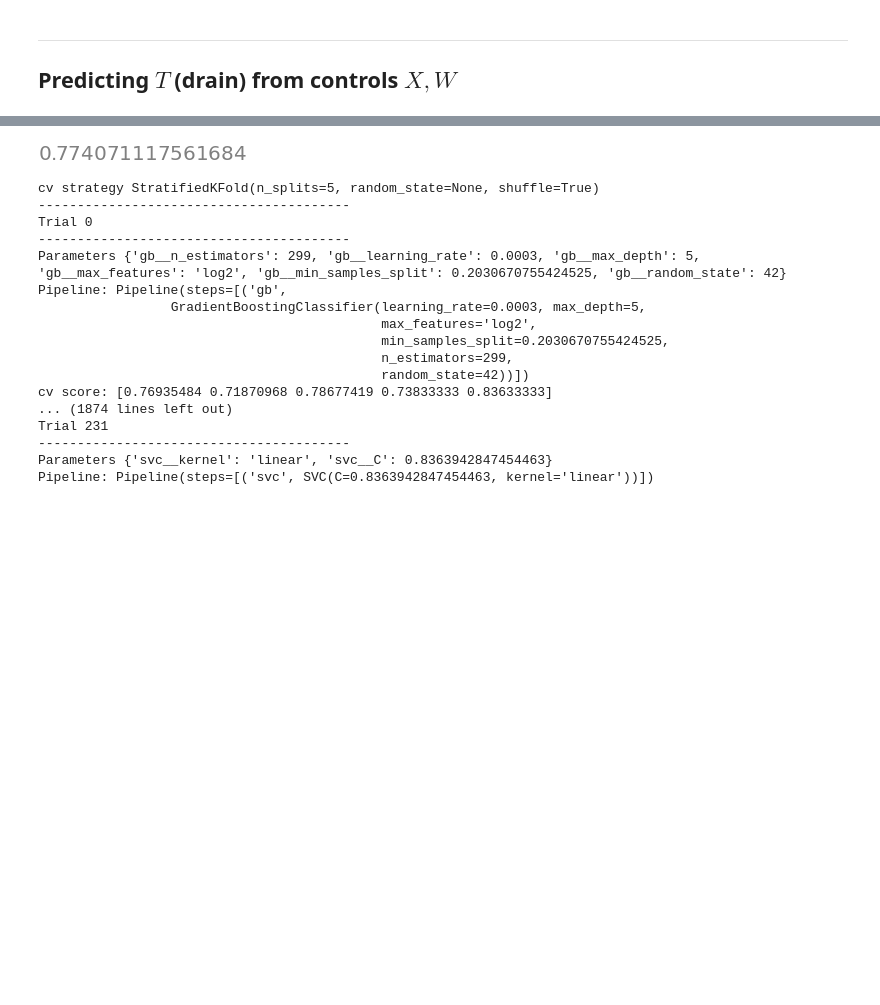
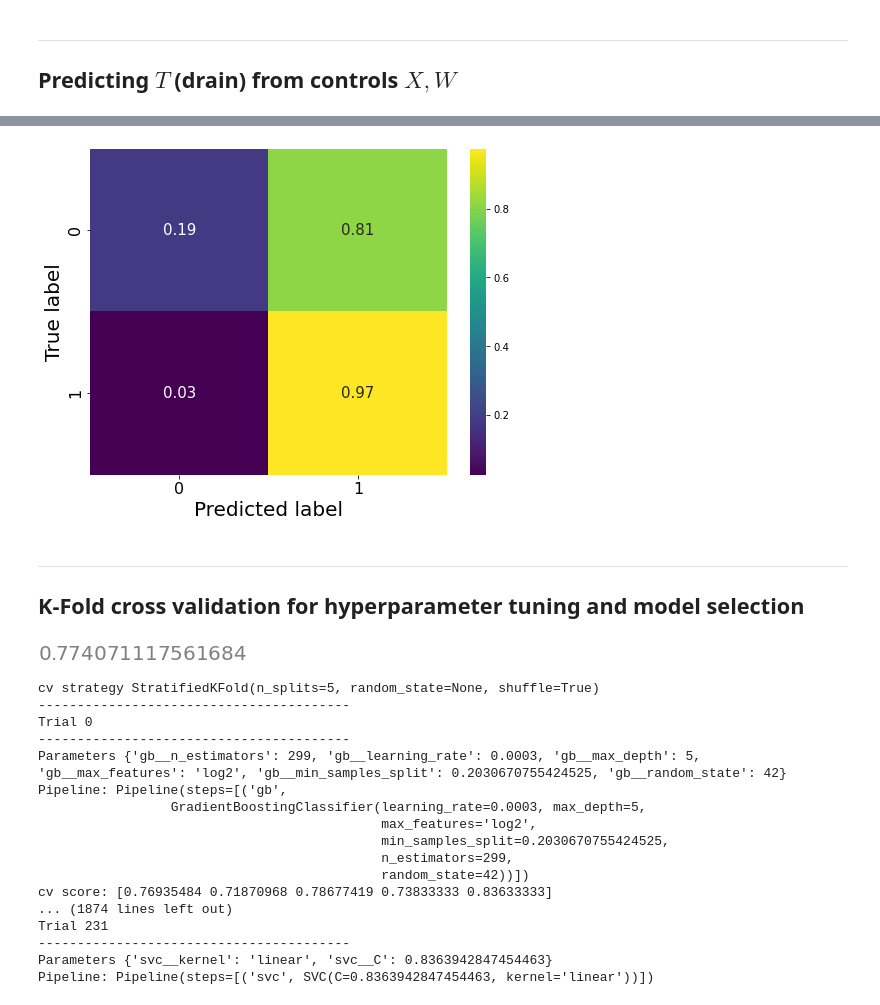
Before and after one commit to c-abbott/surviving-the-icu, a Jupyter notebook: src/notebooks/cate_meta_model_selection.ipynb, the cells around one changed output, grey strips where cells are left out. Saved outputs shown, nothing was run; the diff lists cells and outputs as text; code cells hidden in the pictures; blank space fills up the shorter version.

Commit message:
:rocket: refomatted hold out validation and changed search space for RF+GB

```diff
--- a/src/notebooks/cate_meta_model_selection.ipynb
+++ b/src/notebooks/cate_meta_model_selection.ipynb
@@ -239,15 +186,0 @@ ce_val_score_t = {}
-# %%
-for name, clf in zip(names, classifiers):
-    clf.fit(X_drain_train, y_drain_train)
-
-    ca_train_score_t[name] = clf.score(X_drain_train, y_drain_train)
-    auroc_train_score_t[name] = roc_auc_score(y_drain_train, clf.predict(X_drain_train))
-    recall_train_score_t[name] = recall_score(y_drain_train, clf.predict(X_drain_train))
-    f1_train_score_t[name] = f1_score(y_drain_train, clf.predict(X_drain_train))
-    ce_train_score_t[name] = log_loss(y_drain_train, clf.predict(X_drain_train))
-
-    ca_val_score_t[name] = clf.score(X_drain_val, y_drain_val)
-    auroc_val_score_t[name] = roc_auc_score(y_drain_val, clf.predict(X_drain_val))
-    recall_val_score_t[name] = recall_score(y_drain_val, clf.predict(X_drain_val))
-    f1_val_score_t[name] = f1_score(y_drain_val, clf.predict(X_drain_val))
-    ce_val_score_t[name] = log_loss(y_drain_val, clf.predict(X_drain_val))
@@ -318,0 +187,7 @@ from sklearn.pipeline import Pipeline
+# %%
+drain_training_scores, drain_val_scores = mmh.train_and_validate_classifiers(X_drain_train,
+                                                                             y_drain_train,
+                                                                             X_drain_val,
+                                                                             y_drain_val,
+                                                                             names,
+                                                                             classifiers)
@@ -318,0 +210,8 @@ from sklearn.pipeline import Pipeline
+# %%
+cm_drain_test = confusion_matrix(y_drain_test, classifiers[6].predict(X_drain_test), normalize='true')
+mmh.plot_confusion_matrix(cm_drain_test, [0, 1])
+# %% [output]
+[figure, added]
+# %% [markdown]
+---
+## K-Fold cross validation for hyperparameter tuning and model selection
```
Also changed, not shown: parts of 23 cells of this notebook.
